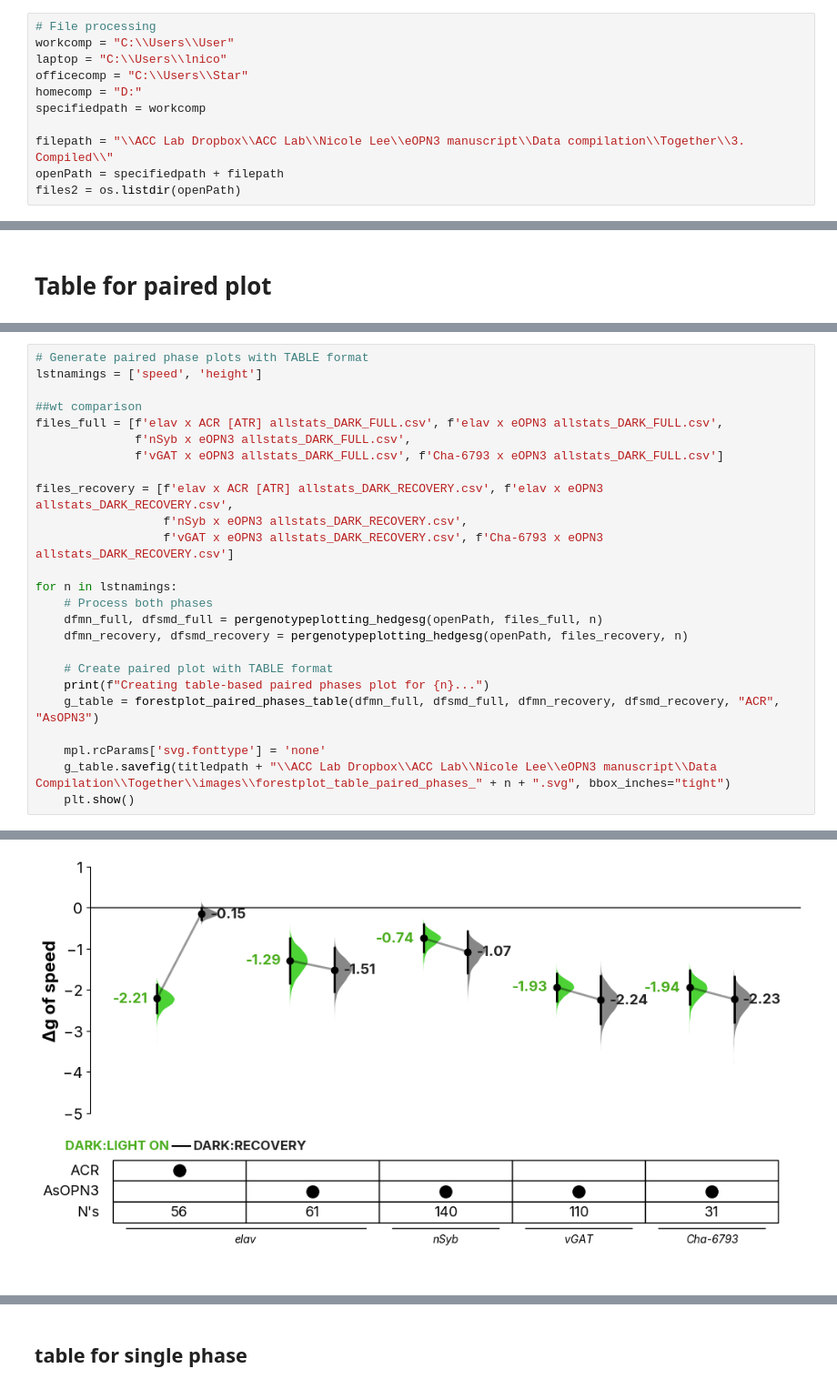
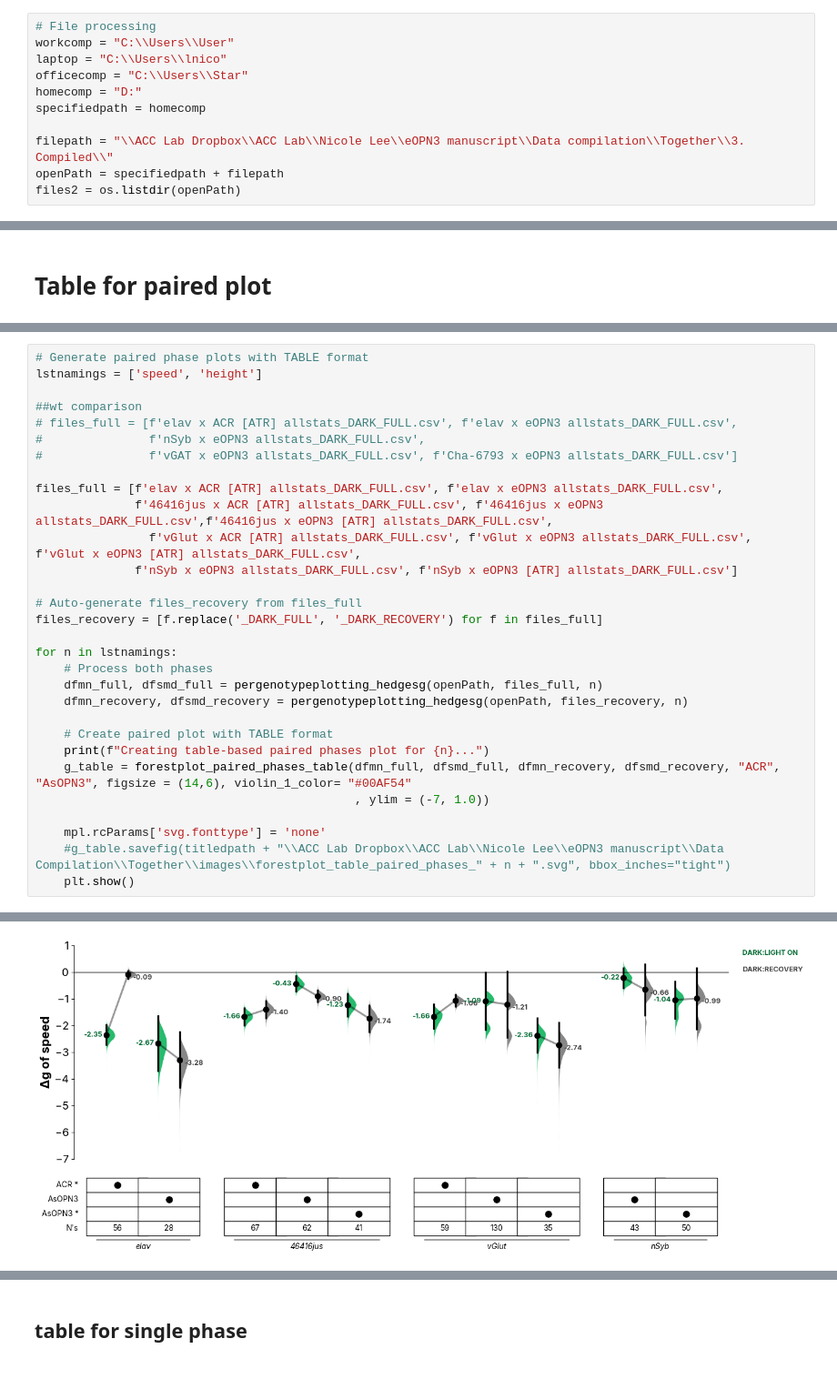
Before and after one commit to lnicole08/deltaG_screen, a Jupyter notebook: AsOPN3_forestplot_vertical_streamlined.ipynb, the cells around one changed output, grey strips where cells are left out. Shown at 91% size. Saved outputs shown, nothing was run; the diff lists cells and outputs as text.

```diff
--- a/AsOPN3_forestplot_vertical_streamlined.ipynb
+++ b/AsOPN3_forestplot_vertical_streamlined.ipynb
@@ -20,7 +20,7 @@ workcomp = "C:\\Users\\User"
 laptop = "C:\\Users\\lnico"
 officecomp = "C:\\Users\\Star"
 homecomp = "D:"
-specifiedpath = workcomp
+specifiedpath = homecomp
 
 filepath = "\\ACC Lab Dropbox\\ACC Lab\\Nicole Lee\\eOPN3 manuscript\\Data compilation\\Together\\3. Compiled\\"
 openPath = specifiedpath + filepath
@@ -722,29 +831,34 @@ def forestplot_paired_phases_table(metricname_full, singlemeandiff_full, metricn
 # %%
 # Generate paired phase plots with TABLE format
 lstnamings = ['speed', 'height']
 
 ##wt comparison
+# files_full = [f'elav x ACR [ATR] allstats_DARK_FULL.csv', f'elav x eOPN3 allstats_DARK_FULL.csv',
+#               f'nSyb x eOPN3 allstats_DARK_FULL.csv',
+#               f'vGAT x eOPN3 allstats_DARK_FULL.csv', f'Cha-6793 x eOPN3 allstats_DARK_FULL.csv']
+
 files_full = [f'elav x ACR [ATR] allstats_DARK_FULL.csv', f'elav x eOPN3 allstats_DARK_FULL.csv',
-              f'nSyb x eOPN3 allstats_DARK_FULL.csv',
-              f'vGAT x eOPN3 allstats_DARK_FULL.csv', f'Cha-6793 x eOPN3 allstats_DARK_FULL.csv']
+              f'46416jus x ACR [ATR] allstats_DARK_FULL.csv', f'46416jus x eOPN3 allstats_DARK_FULL.csv',f'46416jus x eOPN3 [ATR] allstats_DARK_FULL.csv',
+                f'vGlut x ACR [ATR] allstats_DARK_FULL.csv', f'vGlut x eOPN3 allstats_DARK_FULL.csv', f'vGlut x eOPN3 [ATR] allstats_DARK_FULL.csv',
+              f'nSyb x eOPN3 allstats_DARK_FULL.csv', f'nSyb x eOPN3 [ATR] allstats_DARK_FULL.csv']
 
-files_recovery = [f'elav x ACR [ATR] allstats_DARK_RECOVERY.csv', f'elav x eOPN3 allstats_DARK_RECOVERY.csv',
-                  f'nSyb x eOPN3 allstats_DARK_RECOVERY.csv',
-                  f'vGAT x eOPN3 allstats_DARK_RECOVERY.csv', f'Cha-6793 x eOPN3 allstats_DARK_RECOVERY.csv']
+# Auto-generate files_recovery from files_full
+files_recovery = [f.replace('_DARK_FULL', '_DARK_RECOVERY') for f in files_full]
 
 for n in lstnamings:
     # Process both phases
     dfmn_full, dfsmd_full = pergenotypeplotting_hedgesg(openPath, files_full, n)
     dfmn_recovery, dfsmd_recovery = pergenotypeplotting_hedgesg(openPath, files_recovery, n)
 
     # Create paired plot with TABLE format
     print(f"Creating table-based paired phases plot for {n}...")
-    g_table = forestplot_paired_phases_table(dfmn_full, dfsmd_full, dfmn_recovery, dfsmd_recovery, "ACR", "AsOPN3")
+    g_table = forestplot_paired_phases_table(dfmn_full, dfsmd_full, dfmn_recovery, dfsmd_recovery, "ACR", "AsOPN3", figsize = (14,6), violin_1_color= "#00AF54"
+                                             , ylim = (-7, 1.0))
 
     mpl.rcParams['svg.fonttype'] = 'none'
-    g_table.savefig(titledpath + "\\ACC Lab Dropbox\\ACC Lab\\Nicole Lee\\eOPN3 manuscript\\Data Compilation\\Together\\images\\forestplot_table_paired_phases_" + n + ".svg", bbox_inches="tight")
+    #g_table.savefig(titledpath + "\\ACC Lab Dropbox\\ACC Lab\\Nicole Lee\\eOPN3 manuscript\\Data Compilation\\Together\\images\\forestplot_table_paired_phases_" + n + ".svg", bbox_inches="tight")
     plt.show()
 # %% [output]
 Creating table-based paired phases plot for speed...
-[figure, old version]
+[figure, new version]
 Creating table-based paired phases plot for height...
```
Also changed, not shown: parts of 7 cells of this notebook, 9 other files.
